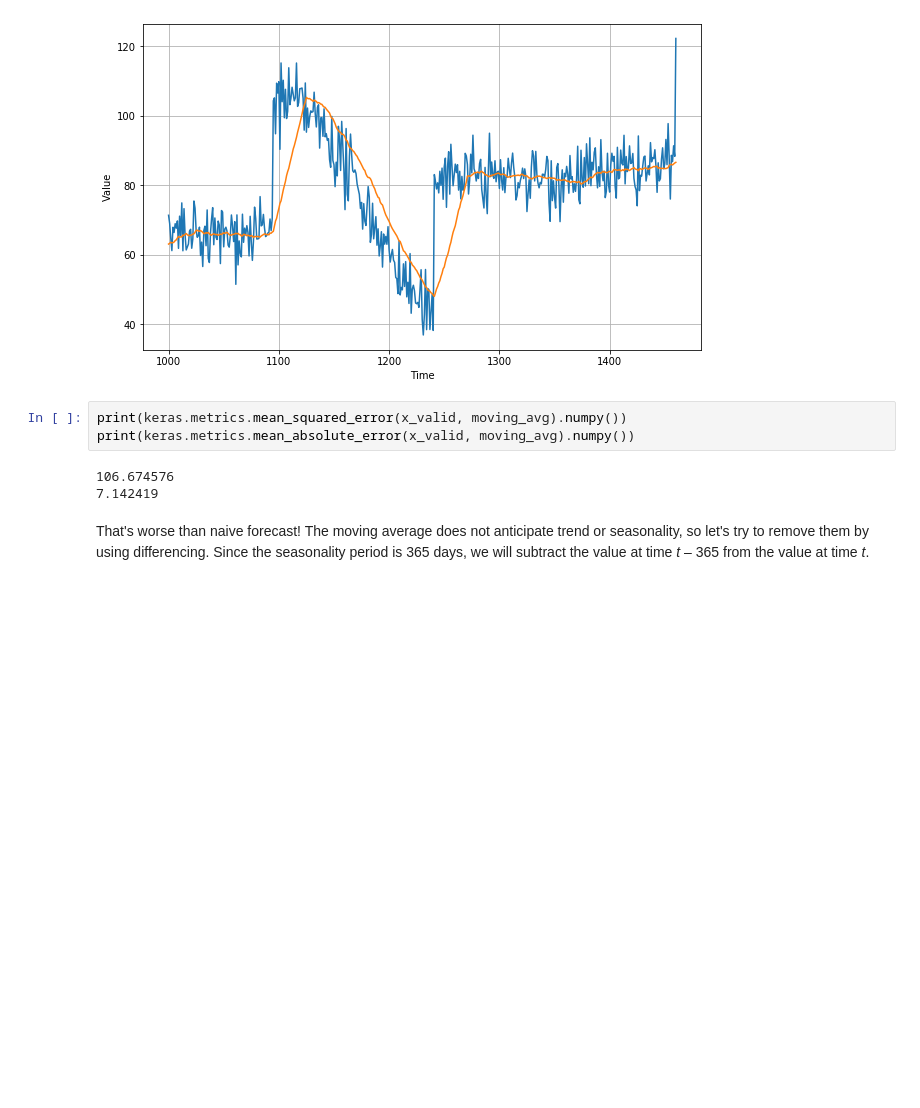
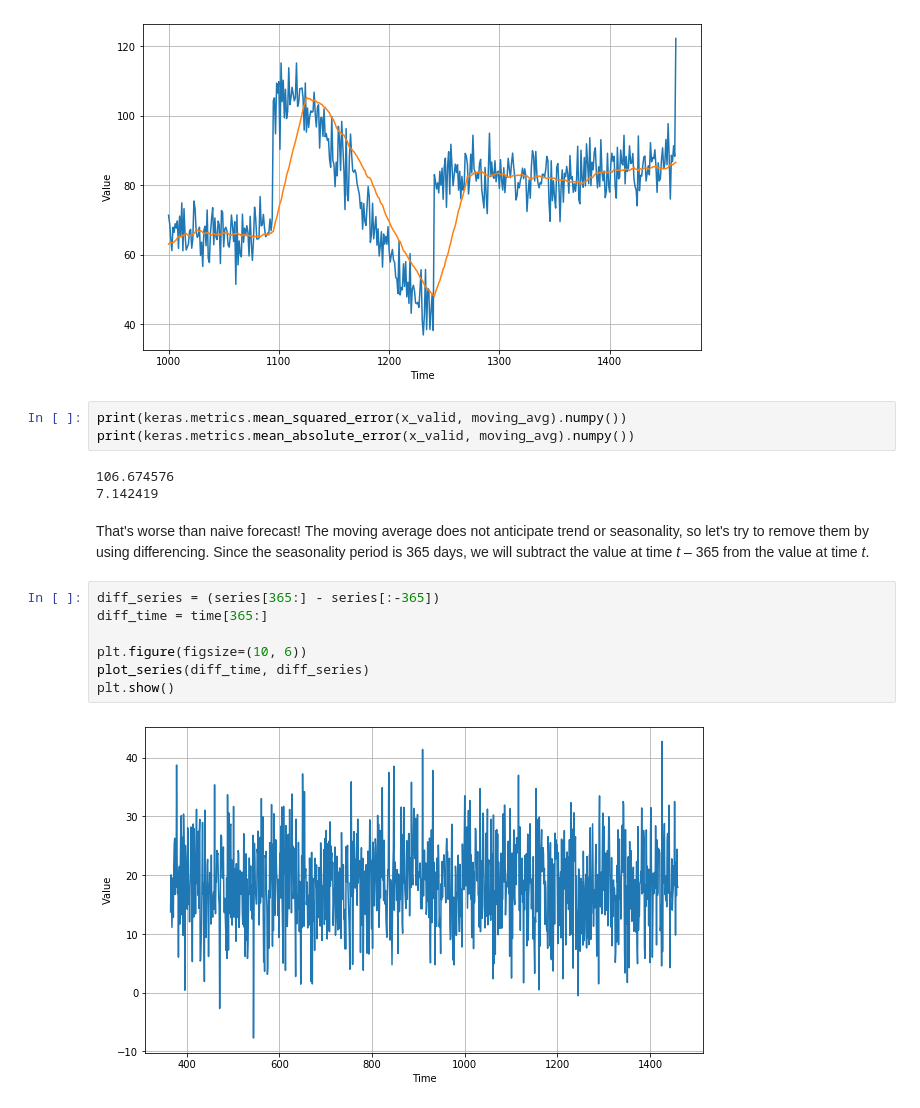
Before and after one commit to ainurafifah00/Coursera_TF, a Jupyter notebook: [Sequences]Week_1_Forecasting.ipynb, the cells around one changed output. Saved outputs shown, nothing was run; the diff lists cells and outputs as text; blank space fills up the shorter version.

Commit message:
Performed differencing before moving average Then, remove the noise in time series

```diff
--- a/[Sequences]Week_1_Forecasting.ipynb
+++ b/[Sequences]Week_1_Forecasting.ipynb
@@ -147,3 +147,12 @@ print(keras.metrics.mean_absolute_error(x_valid, moving_avg).numpy())
 7.142419
 # %% [markdown]
 That's worse than naive forecast! The moving average does not anticipate trend or seasonality, so let's try to remove them by using differencing. Since the seasonality period is 365 days, we will subtract the value at time *t* – 365 from the value at time *t*.
+# %%
+diff_series = (series[365:] - series[:-365])
+diff_time = time[365:]
+
+plt.figure(figsize=(10, 6))
+plot_series(diff_time, diff_series)
+plt.show()
+# %% [output]
+[figure, added]
```
Also changed, not shown: parts of 8 cells of this notebook.
